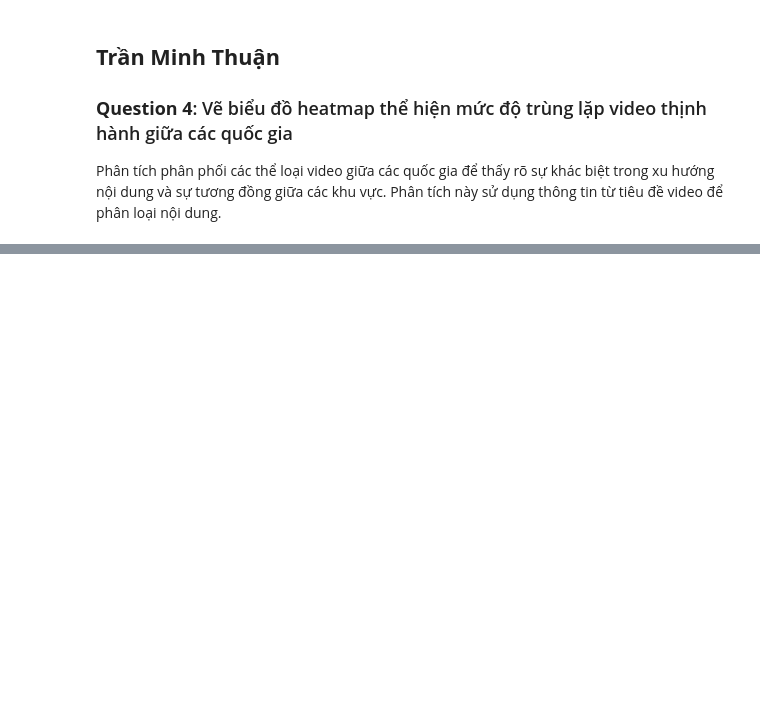
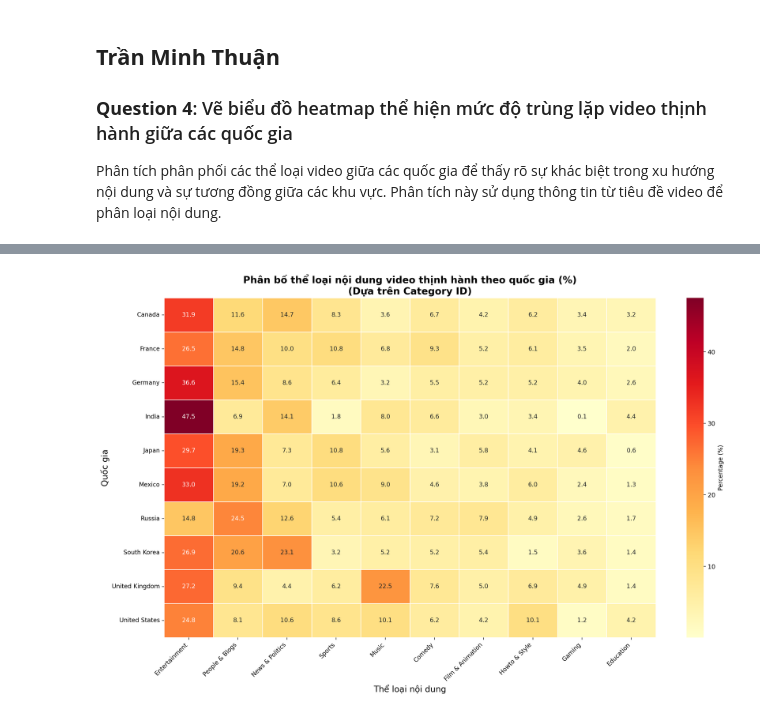
Before and after one commit to YumeSoft/Youtube-Data-Analysis-Project, a Jupyter notebook: Project_DA_cuối_kỳ.ipynb, the cells around one changed output, grey strips where cells are left out. Cells and saved outputs as stored; diff of their text form; code cells hidden in the pictures; blank space fills up the shorter version.

```diff
--- a/Project_DA_cuối_kỳ.ipynb
+++ b/Project_DA_cuối_kỳ.ipynb
@@ -1220,0 +1128,76 @@ Hiểu rõ sở thích theo vùng có thể giúp nhà sáng tạo nội dung t
+# %%
+# Create a mapping of category_id to category names
+# http://stackoverflow.com/questions/17698040/ddg#35877512
+category_mapping = {
+    1: 'Film & Animation',
+    2: 'Autos & Vehicles',
+    10: 'Music',
+    15: 'Pets & Animals',
+    17: 'Sports',
+    18: 'Short Movies',
+    19: 'Travel & Events',
+    20: 'Gaming',
+    21: 'Videoblogging',
+    22: 'People & Blogs',
+    23: 'Comedy',
+    24: 'Entertainment',
+    25: 'News & Politics',
+    26: 'Howto & Style',
+    27: 'Education',
+    28: 'Science & Technology',
+    29: 'Nonprofits & Activism',
+    30: 'Movies',
+    31: 'Anime/Animation',
+    32: 'Action/Adventure',
+    33: 'Classics',
+    34: 'Comedy',
+    35: 'Documentary',
+    36: 'Drama',
+    37: 'Family',
+    38: 'Foreign',
+    39: 'Horror',
+    40: 'Sci-Fi/Fantasy',
+    41: 'Thriller',
+    42: 'Shorts',
+    43: 'Shows',
+    44: 'Trailers'
+}
+
+# Add country name to combined_df for analysis
+combined_df['country_code'] = ''
+for country_code, df_country in dataframes.items():
+    mask = combined_df['video_id'].isin(df_country['video_id'])
+    combined_df.loc[mask, 'country_code'] = country_code
+
+# Map country codes to country names
+combined_df['country_name'] = combined_df['country_code'].map(country_names)
+
+# Map category_id to category names
+combined_df['category_name'] = combined_df['category_id'].map(category_mapping)
+
+# Handle any unmapped categories
+combined_df['category_name'] = combined_df['category_name'].fillna('Other')
+
+# Create cross-tabulation of country vs category
+content_by_country = pd.crosstab(combined_df['country_name'], combined_df['category_name'])
+
+# Calculate percentage distribution for fair comparison between countries
+content_pct = content_by_country.div(content_by_country.sum(axis=1), axis=0) * 100
+
+# Select top categories to avoid overcrowding the heatmap
+top_categories = content_by_country.sum().nlargest(10).index
+content_pct_filtered = content_pct[top_categories]
+
+# Create heatmap showing percentage distribution of content by country
+plt.figure(figsize=(16, 10))
+sns.heatmap(content_pct_filtered, annot=True, fmt='.1f', cmap='YlOrRd',
+            linewidths=0.5, cbar_kws={'label': 'Percentage (%)'})
+plt.title('Phân bố thể loại nội dung video thịnh hành theo quốc gia (%)\n(Dựa trên Category ID)',
+          fontsize=16, fontweight='bold')
+plt.ylabel('Quốc gia', fontsize=14)
+plt.xlabel('Thể loại nội dung', fontsize=14)
+plt.xticks(rotation=45, ha='right')
+plt.tight_layout()
+plt.show()
+# %% [output]
+[figure, added]
```
Also changed, not shown: parts of 71 cells of this notebook.
